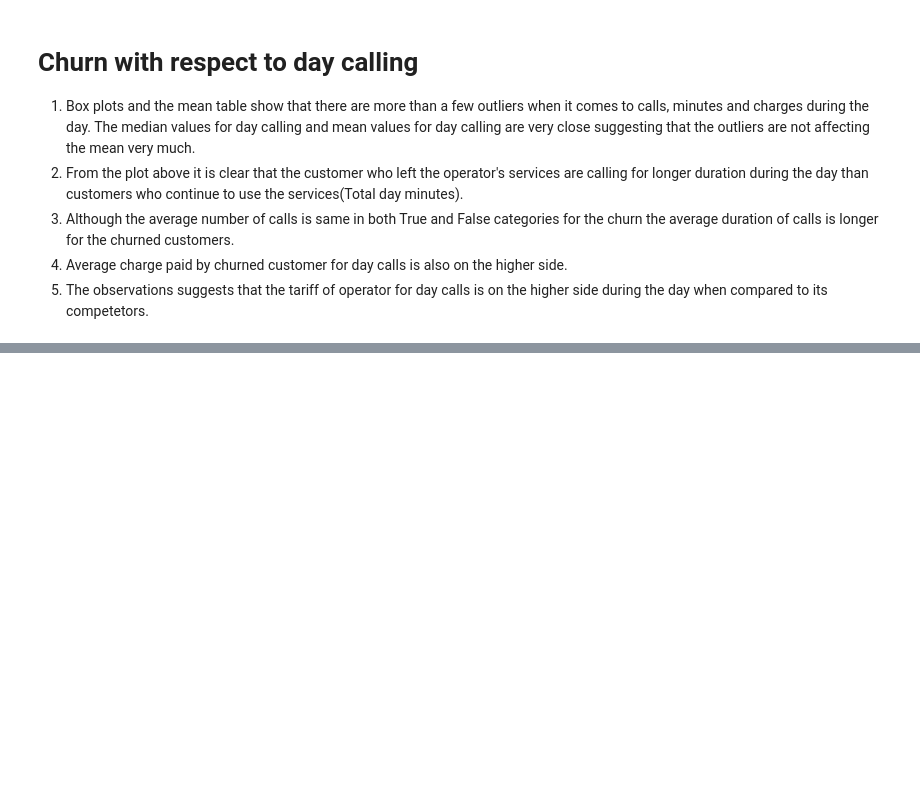
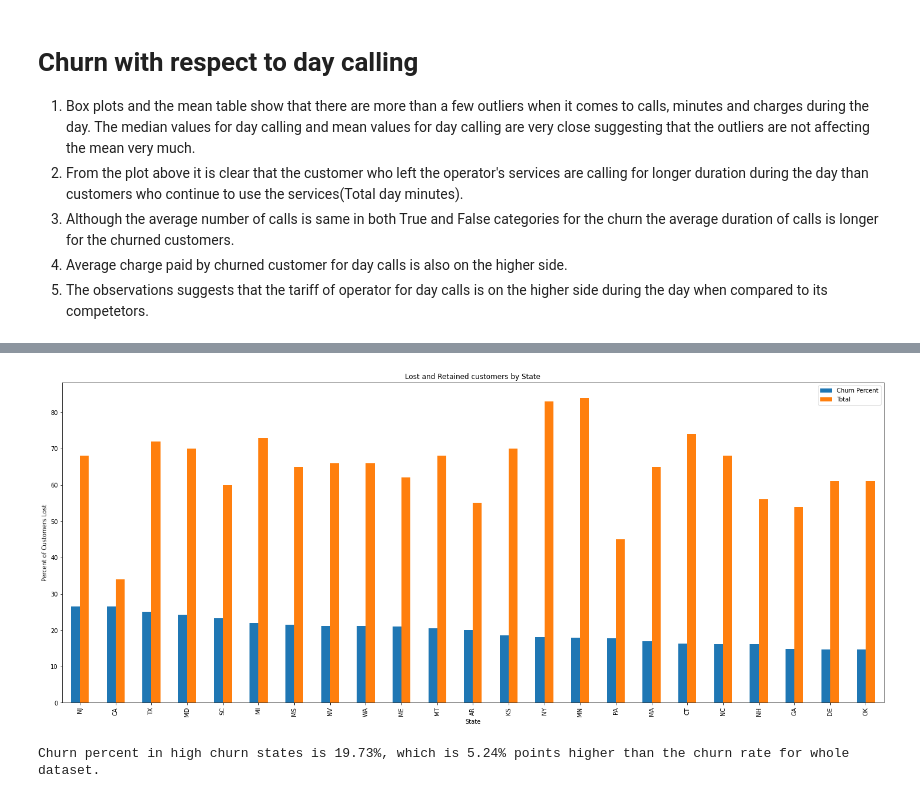
Before and after one commit to Sourabhpatel1/Capstone-Project-EDA-AlmaBatter, a Jupyter notebook: EDA_on_Telecom_Churn_Dataset(Capstone_Project_1).ipynb, the cells around one changed output, grey strips where cells are left out. Cells and saved outputs as stored; diff of their text form; code cells hidden in the pictures; blank space fills up the shorter version.

```diff
--- a/EDA_on_Telecom_Churn_Dataset(Capstone_Project_1).ipynb
+++ b/EDA_on_Telecom_Churn_Dataset(Capstone_Project_1).ipynb
@@ -366,0 +409,27 @@ for container in ax.containers:
+# %%
+# Grouping the churn and retention count by state and sorting by churn
+
+state_churn_group = pd.DataFrame(churn_data.groupby("State")["Churn"].value_counts().sort_values(ascending=False)).unstack()
+
+# Getting total number of subscribers in each state
+
+state_churn_group["Total"] = state_churn_group[("Churn", False)] + state_churn_group[("Churn", True)]
+
+# Finding out the Churn Percent bu state
+state_churn_group["Churn Percent"] = round((state_churn_group[("Churn", True)] / state_churn_group["Total"])*100,2)
+
+# Sorting the group by churn percent
+
+state_churn_group = state_churn_group.sort_values(by="Churn Percent", ascending=False)
+
+# Getting the states with churn percent equal to or greater than overall churn percnt (14.49)
+state_churn_group_to_plot = state_churn_group.loc[state_churn_group["Churn Percent"] >= percent_churn]
+
+# Renaming the Columns for Better Understanding
+state_churn_group_to_plot.columns = ["Churn_False", "Churn_True", "Total", "Churn Percent"]
+
+# Number of States in the higest churn rate states group
+print(f"There are {len(state_churn_group_to_plot)} states which have higher churn rate than the churn rate for all the states.")
+
+# Looking at the Data Fram
+state_churn_group_to_plot
@@ -366,0 +456,12 @@ for container in ax.containers:
+# %%
+# Plotting the lost and retained customers in states in descending order by customer churn
+# change the figsize to suit your screen size and resolution
+
+state_churn_group_to_plot[["Churn Percent", "Total"]].plot(kind="bar", figsize=(25,10), ylabel="Percent of Customers Lost").set_title("Lost and Retained customers by State");
+# %% [output]
+[figure, added]
+# %%
+churn_percent_in_highcurn_states = round((state_churn_group_to_plot["Churn_True"].sum()/state_churn_group_to_plot["Total"].sum())*100,2)
+print(f"Churn percent in high churn states is {churn_percent_in_highcurn_states}%, which is {round(churn_percent_in_highcurn_states - percent_churn, 2)}% points higher than the churn rate for whole dataset.")
+# %% [output]
+Churn percent in high churn states is 19.73%, which is 5.24% points higher than the churn rate for whole dataset.
```
Also changed, not shown: parts of 10 cells of this notebook.
